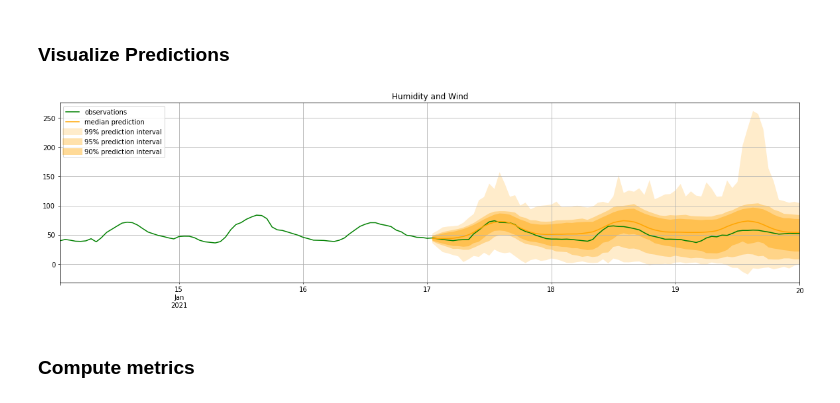
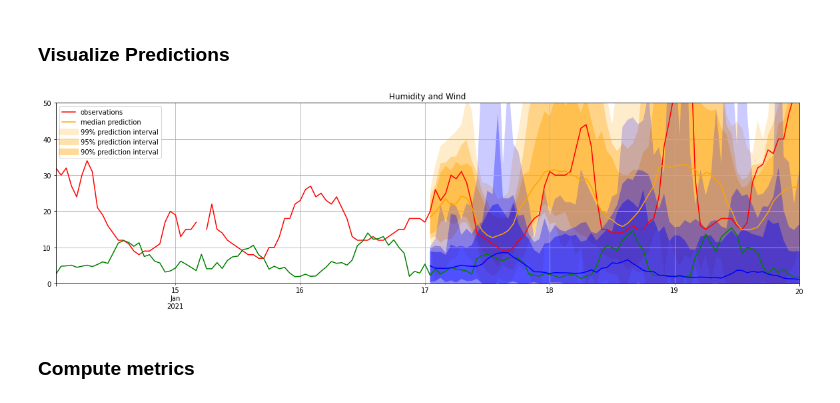
Before and after one commit to tomityrrell/psps-analysis, a Jupyter notebook: notebooks/Gluon-TS.ipynb, the cells around one changed output. Drawn from its saved outputs; the diff is of its cells as text; code cells hidden in the pictures.

```diff
--- a/notebooks/Gluon-TS.ipynb
+++ b/notebooks/Gluon-TS.ipynb
@@ -261,9 +321,9 @@ WARNING:root:Serializing RepresentableBlockPredictor instances does not save the
 # %%
-predictor = Predictor.deserialize(Path("../models/old/model-all-e100-4L"))
+predictor = Predictor.deserialize(Path("../models/model-all-e100-20L-new"))
 # %% [markdown]
 ### Visualize Predictions
 # %%
-wr_test = wr_gts[(wr_gts.Station==88) & (wr_gts.Date.dt.year==2021)]
+wr_test = wr_gts[(wr_gts.Station==44) & (wr_gts.Date.dt.year==2021)]
 # wr_test.set_index("Time", inplace=True)
 wr_test = wr_test[target_columns]
 
@@ -275,7 +335,7 @@ test_data = ListDataset(
 sforecast_it, sts_it = make_evaluation_predictions(
     dataset=test_data,  # test dataset
     predictor=predictor,  # predictor
-    num_samples=1000,  # number of sample paths we want for evaluation
+    num_samples=100,  # number of sample paths we want for evaluation
 )
 # %%
 sforecasts = list(sforecast_it)
@@ -283,28 +343,28 @@ stss = list(sts_it)
 # %%
 plot_length = 2*3*24
 prediction_intervals = [90,95,99]
 legend = ["observations", "median prediction"] + [f"{k}% prediction interval" for k in prediction_intervals][::-1]
 
 fig, ax = plt.subplots(1, 1, figsize=(20, 5))
 
 # Humidity
-# i = 7
-# tss[i][-plot_length:].plot(ax=ax, color="red")  # plot the time series
-# forecasts[i].plot(prediction_intervals=prediction_intervals, color='orange')
+i = 7
+stss[i][-plot_length:].plot(ax=ax, color="red")  # plot the time series
+sforecasts[i].plot(prediction_intervals=prediction_intervals, color='orange')
 
 # Wind
-i = 0
+i = 13
 stss[i][-plot_length:].plot(ax=ax, color="green")  # plot the time series
-sforecasts[i].plot(prediction_intervals=prediction_intervals, color='orange')
+sforecasts[i].plot(prediction_intervals=prediction_intervals, color='blue')
 
 #ax.set_xbound("2021-01-17", "2021-01-19")
-# ax.set_ybound(0,50)
+ax.set_ybound(0,50)
 plt.title("Humidity and Wind")
 plt.grid(which="both")
 plt.legend(legend, loc="upper left")
 plt.show()
 # %% [output]
-[figure, old version]
+[figure, new version]
 # %% [markdown]
 ### Compute metrics
 # %%
```
Also changed, not shown: parts of 32 cells of this notebook, 1 other file.
